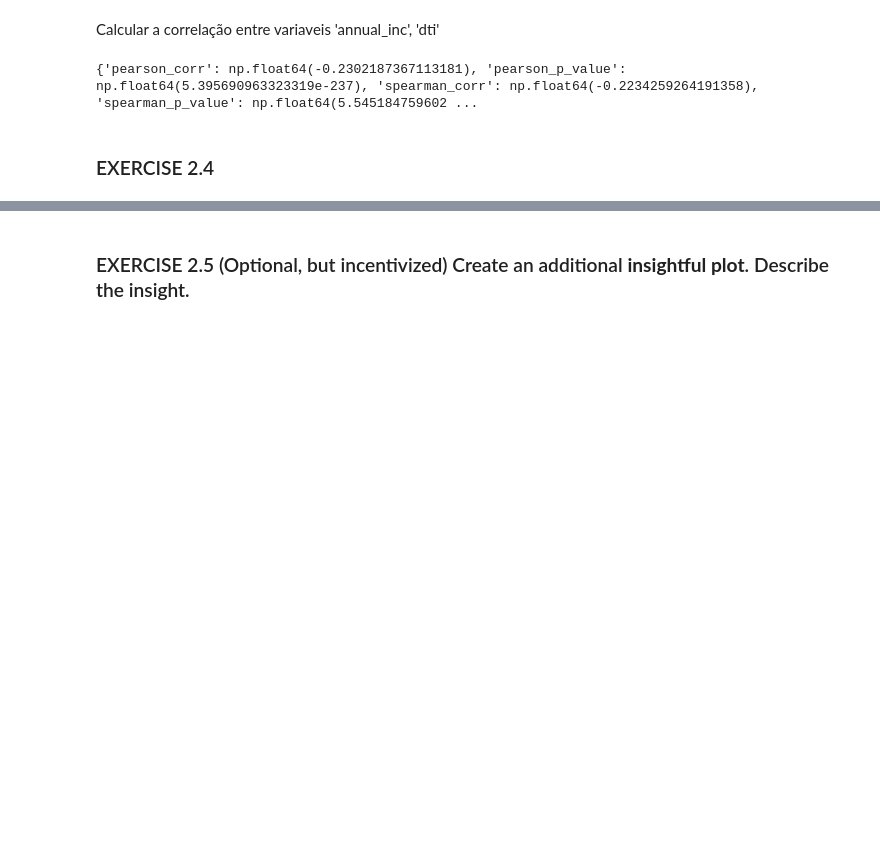
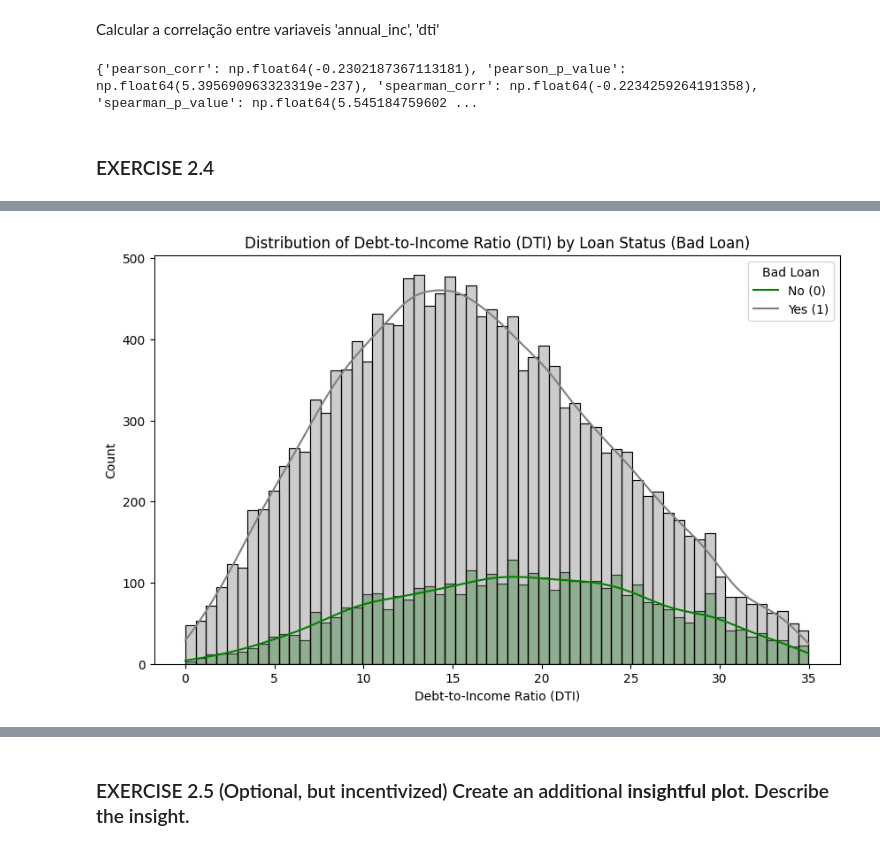
Before and after one commit to pereiranuno/loan-project, a Jupyter notebook: eda-finalproject.ipynb, the cells around one changed output, grey strips where cells are left out. Saved outputs shown, nothing was run; the diff lists cells and outputs as text; code cells hidden in the pictures; blank space fills up the shorter version.

```diff
--- a/eda-finalproject.ipynb
+++ b/eda-finalproject.ipynb
@@ -430,0 +491,15 @@ plt.show()
+# %%
+# Criar um histograma para a variável DTI (Rácio Dívida/Rendimento) segmentado por estado do empréstimo
+plt.figure(figsize=(10, 6))
+sns.histplot(data=data, x="dti", hue="bad_loan", bins=60, alpha=0.4, kde=True, palette={0: "grey", 1: "green"})
+
+# Adicionar rótulos e título
+plt.xlabel("Debt-to-Income Ratio (DTI)")
+plt.ylabel("Count")
+plt.title("Distribution of Debt-to-Income Ratio (DTI) by Loan Status (Bad Loan)")
+plt.legend(title="Bad Loan", labels=["No (0)", "Yes (1)"])
+
+# Exibir o gráfico
+plt.show()
+# %% [output]
+[figure, added]
```
Also changed, not shown: parts of 28 cells of this notebook.
